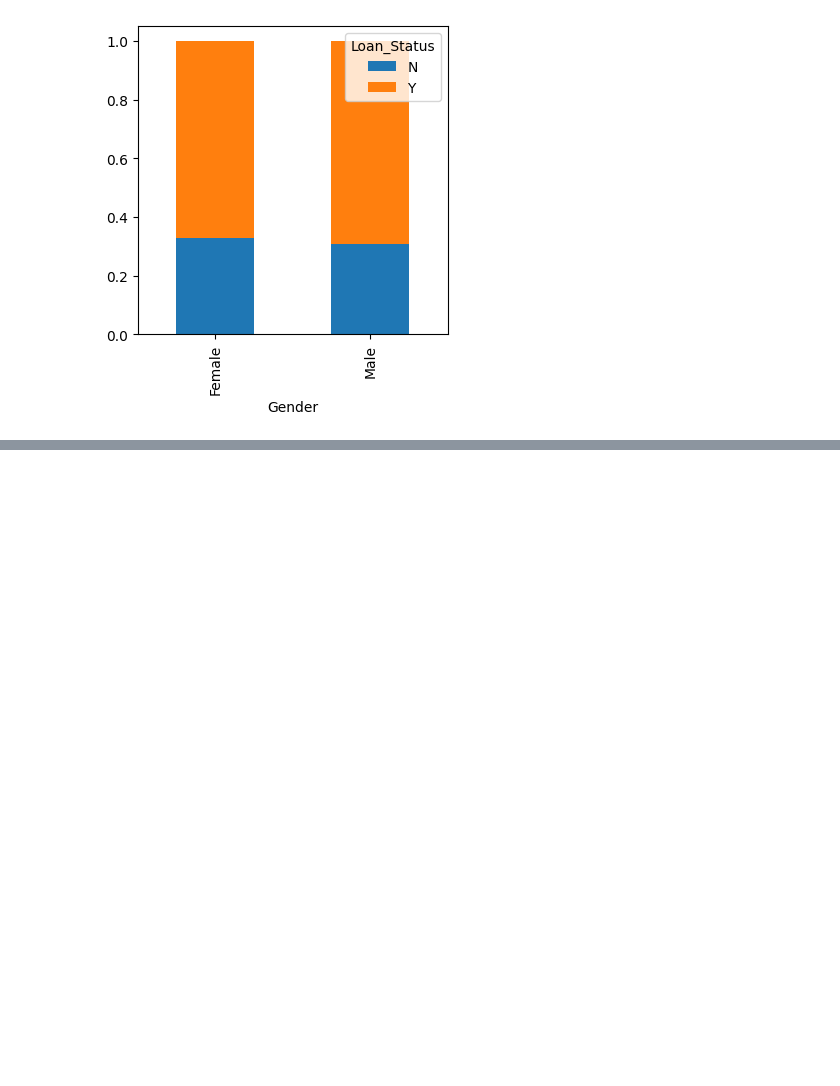
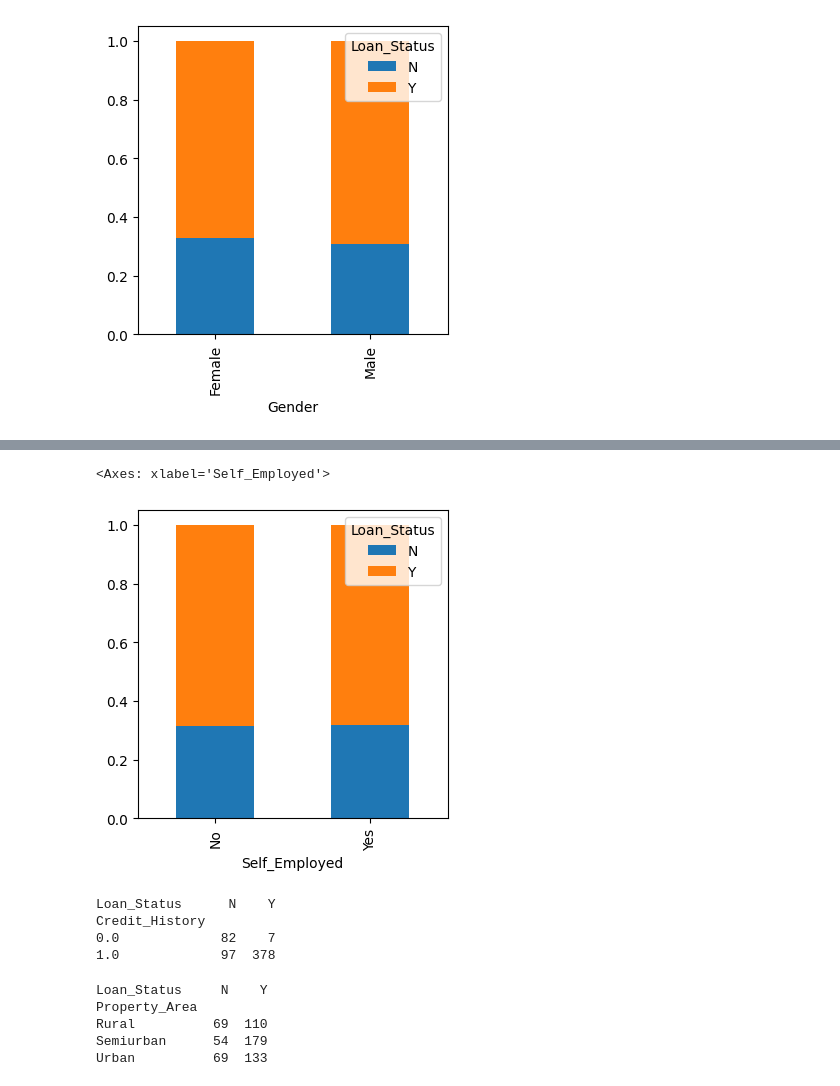
Before and after one commit to dabarbosa10/MachineLearning, a Jupyter notebook: Prediction.ipynb, the cells around one changed output, grey strips where cells are left out. Saved outputs shown, nothing was run; the diff lists cells and outputs as text; code cells hidden in the pictures; blank space fills up the shorter version.

```diff
--- a/Prediction.ipynb
+++ b/Prediction.ipynb
@@ -137,0 +187,22 @@ Gender.div(Gender.sum(1).astype(float), axis=0).plot(kind="bar",stacked=True, fi
+# %%
+Self_Employed.div(Self_Employed.sum(1).astype(float), axis=0).plot(kind="bar",stacked=True, figsize=(4,4))
+# %% [output]
+<Axes: xlabel='Self_Employed'>
+[figure, added]
+# %%
+Credit_History=pd.crosstab(df['Credit_History'],df['Loan_Status'])
+print(Credit_History)
+# %% [output]
+Loan_Status      N    Y
+Credit_History
+0.0             82    7
+1.0             97  378
+# %%
+Property_Area=pd.crosstab(df['Property_Area'],df['Loan_Status'])
+print(Property_Area)
+# %% [output]
+Loan_Status     N    Y
+Property_Area
+Rural          69  110
+Semiurban      54  179
+Urban          69  133
```
Also changed, not shown: parts of 13 cells of this notebook.
